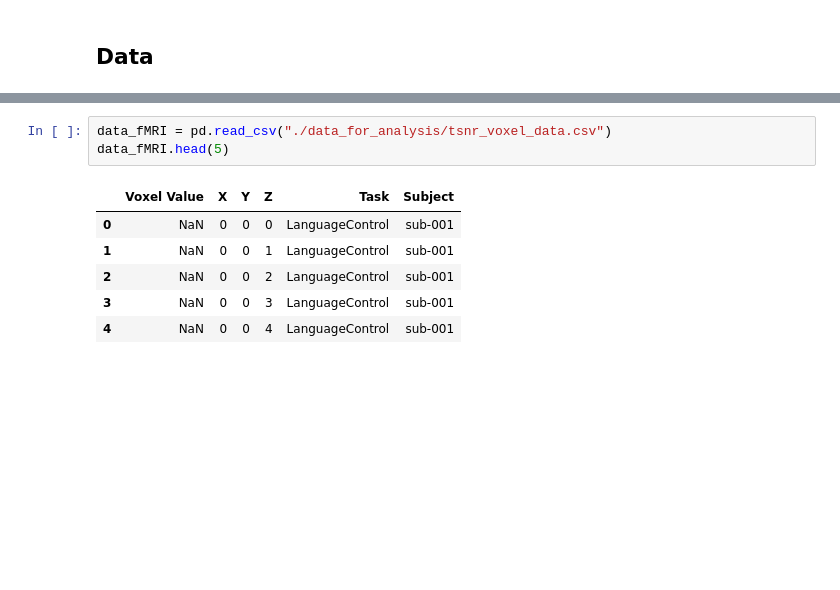
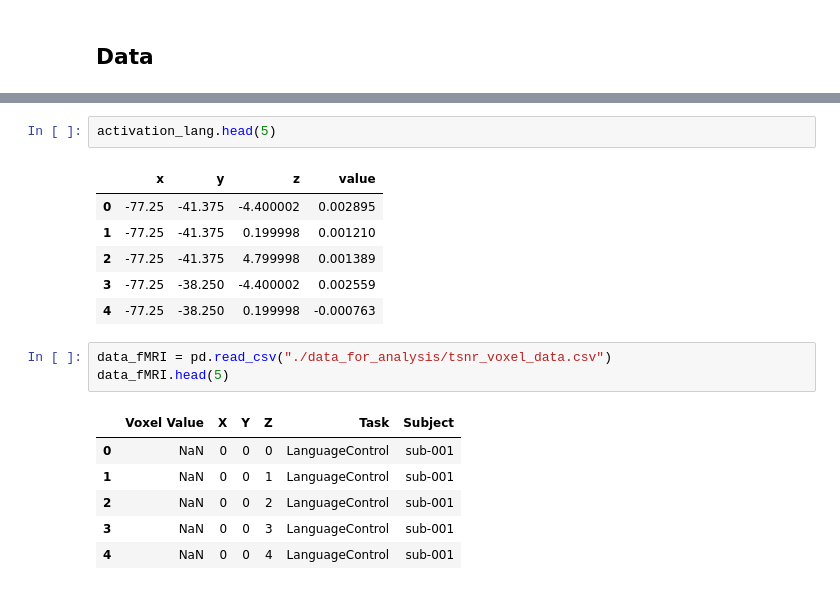
Before and after one commit to ojnim/cs506-final-project, a Jupyter notebook: modeling.ipynb, the cells around one changed output, grey strips where cells are left out. Saved outputs shown, nothing was run; the diff lists cells and outputs as text; blank space fills up the shorter version.

```diff
--- a/modeling.ipynb
+++ b/modeling.ipynb
@@ -19,3 +27,12 @@ from sklearn.metrics import root_mean_squared_error, r2_score
+# %%
+activation_lang.head(5)
+# %% [output]
+|  | x | y | z | value |
+| 0 | -77.25 | -41.375 | -4.400002 | 0.002895 |
+| 1 | -77.25 | -41.375 | 0.199998 | 0.001210 |
+| 2 | -77.25 | -41.375 | 4.799998 | 0.001389 |
+| 3 | -77.25 | -38.250 | -4.400002 | 0.002559 |
+| 4 | -77.25 | -38.250 | 0.199998 | -0.000763 |
 # %%
 data_fMRI = pd.read_csv("./data_for_analysis/tsnr_voxel_data.csv")
 data_fMRI.head(5)
```
Also changed, not shown: parts of 22 cells of this notebook, 1 other file.
